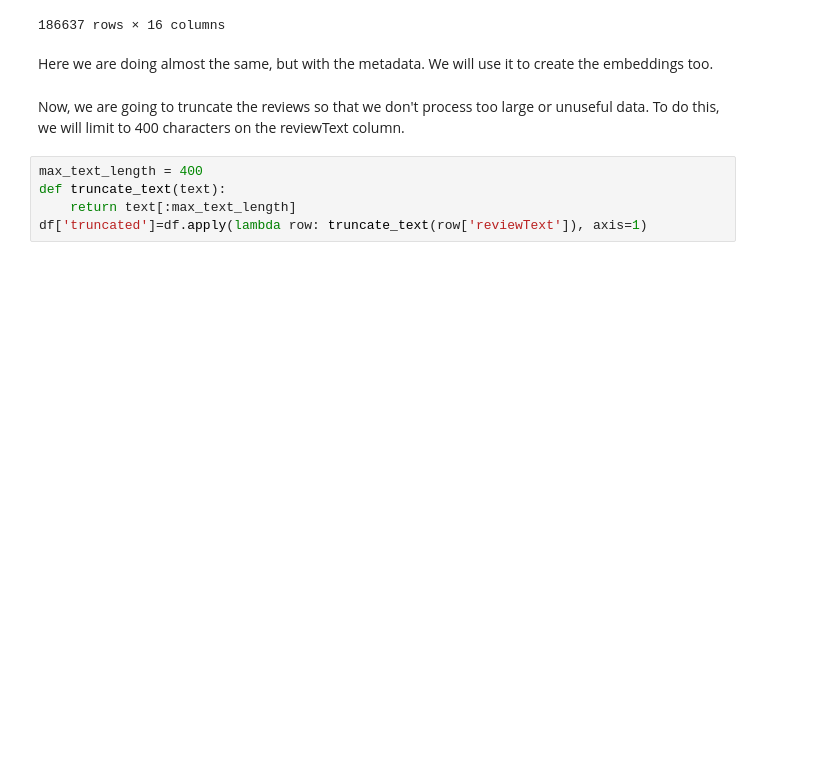
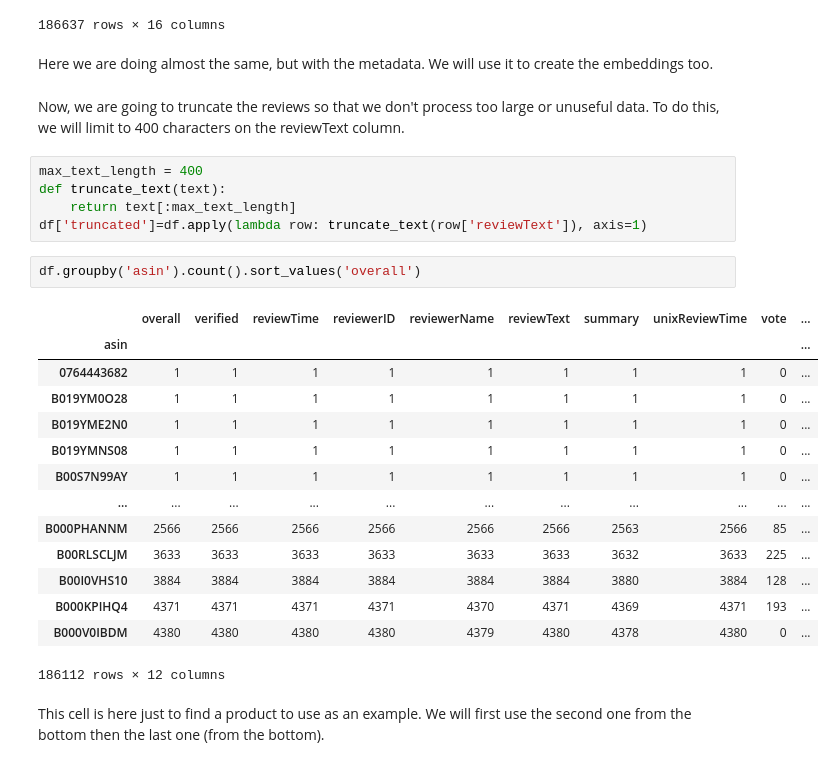
Before and after one commit to MecBonjourno/GPT-Ignition, a Jupyter notebook: initial.ipynb, the cells around one changed output. Cells and saved outputs as stored; diff of their text form; blank space fills up the shorter version.

```diff
--- a/initial.ipynb
+++ b/initial.ipynb
@@ -84,3 +84,22 @@ max_text_length = 400
 def truncate_text(text):
     return text[:max_text_length]
 df['truncated']=df.apply(lambda row: truncate_text(row['reviewText']), axis=1)
+# %%
+df.groupby('asin').count().sort_values('overall')
+# %% [output]
+|  | overall | verified | reviewTime | reviewerID | reviewerName | reviewText | summary | unixReviewTime | vote | ... |
+| asin |  |  |  |  |  |  |  |  |  | ... |
+| 0764443682 | 1 | 1 | 1 | 1 | 1 | 1 | 1 | 1 | 0 | ... |
+| B019YM0O28 | 1 | 1 | 1 | 1 | 1 | 1 | 1 | 1 | 0 | ... |
+| B019YME2N0 | 1 | 1 | 1 | 1 | 1 | 1 | 1 | 1 | 0 | ... |
+| B019YMNS08 | 1 | 1 | 1 | 1 | 1 | 1 | 1 | 1 | 0 | ... |
+| B00S7N99AY | 1 | 1 | 1 | 1 | 1 | 1 | 1 | 1 | 0 | ... |
+| ... | ... | ... | ... | ... | ... | ... | ... | ... | ... | ... |
+| B000PHANNM | 2566 | 2566 | 2566 | 2566 | 2566 | 2566 | 2563 | 2566 | 85 | ... |
+| B00RLSCLJM | 3633 | 3633 | 3633 | 3633 | 3633 | 3633 | 3632 | 3633 | 225 | ... |
+| B00I0VHS10 | 3884 | 3884 | 3884 | 3884 | 3884 | 3884 | 3880 | 3884 | 128 | ... |
+| B000KPIHQ4 | 4371 | 4371 | 4371 | 4371 | 4370 | 4371 | 4369 | 4371 | 193 | ... |
+| B000V0IBDM | 4380 | 4380 | 4380 | 4380 | 4379 | 4380 | 4378 | 4380 | 0 | ... |
+186112 rows × 12 columns
+# %% [markdown]
+This cell is here just to find a product to use as an example. We will first use the second one from the bottom then the last one (from the bottom).
```
Also changed, not shown: parts of 7 cells of this notebook.
